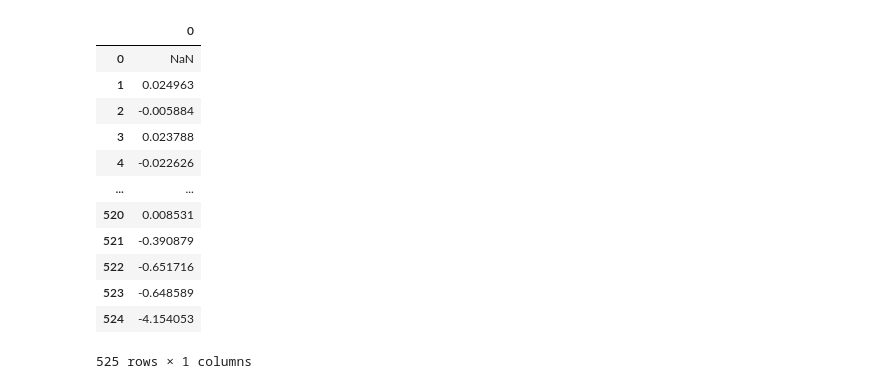
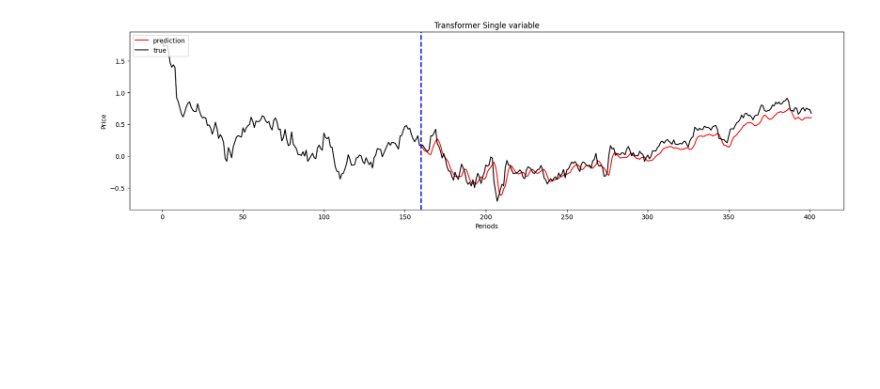
Before and after one commit to LvJiaaaaY/Stock-Prediction-Project, a Jupyter notebook: Transformer.ipynb, the cells around one changed output. Cells and saved outputs as stored; diff of their text form; code cells hidden in the pictures; blank space fills up the shorter version.

```diff
--- a/Transformer.ipynb
+++ b/Transformer.ipynb
@@ -378,32 +229,28 @@ plt.show()
 # %%
 model.eval()
 result=torch.Tensor(0)
 actual=torch.Tensor(0)
 
 with torch.no_grad():
   for i in range(0,len(valid_data)-1):
     data,target=get_batch(valid_data,i,1)
     output=model(data)
-    result=torch.cat((result,output[-1].view(-1).cpu()),0)
+    result=torch.cat((result, output[-1].view(-1).cpu()),0)
     actual=torch.cat((actual,target[-1].view(-1).cpu()),0)
+
+import matplotlib.pyplot as pyplot
+fig = pyplot.figure(1, figsize=(20, 5))
+fig.patch.set_facecolor('xkcd:white')
+pyplot.plot([k + 160 for k in range(242)],result[160:],color="red")
+pyplot.title('Transformer Single variable')
+pyplot.plot(actual[:700],color="black")
+pyplot.legend(["prediction", "true"], loc="upper left")
+ymin, ymax = pyplot.ylim()
+pyplot.vlines(160, ymin, ymax, color="blue", linestyles="dashed", linewidth=2)
+pyplot.ylim(ymin, ymax)
+pyplot.xlabel("Periods")
+pyplot.ylabel("Price")
+pyplot.show()
+pyplot.close()
+# %% [output]
+[figure, added]
-# %%
-re = np.array(result)
-re
-results = pd.DataFrame(re)
-results
-re_pct= results.pct_change(periods=1)
-re_pct
-# %% [output]
-|  | 0 |
-| 0 | NaN |
-| 1 | 0.024963 |
-| 2 | -0.005884 |
-| 3 | 0.023788 |
-| 4 | -0.022626 |
-| ... | ... |
-| 520 | 0.008531 |
-| 521 | -0.390879 |
-| 522 | -0.651716 |
-| 523 | -0.648589 |
-| 524 | -4.154053 |
-525 rows × 1 columns
```
Also changed, not shown: parts of 14 cells of this notebook.
